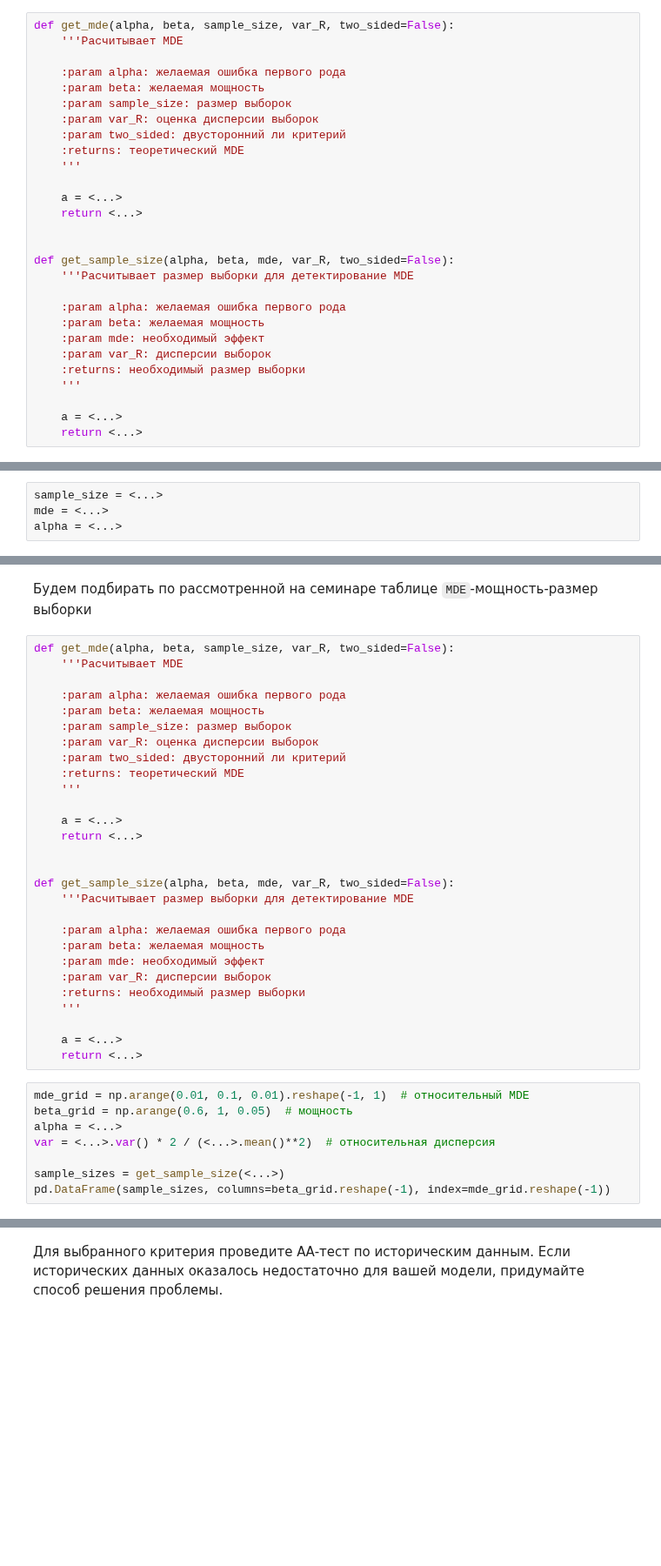
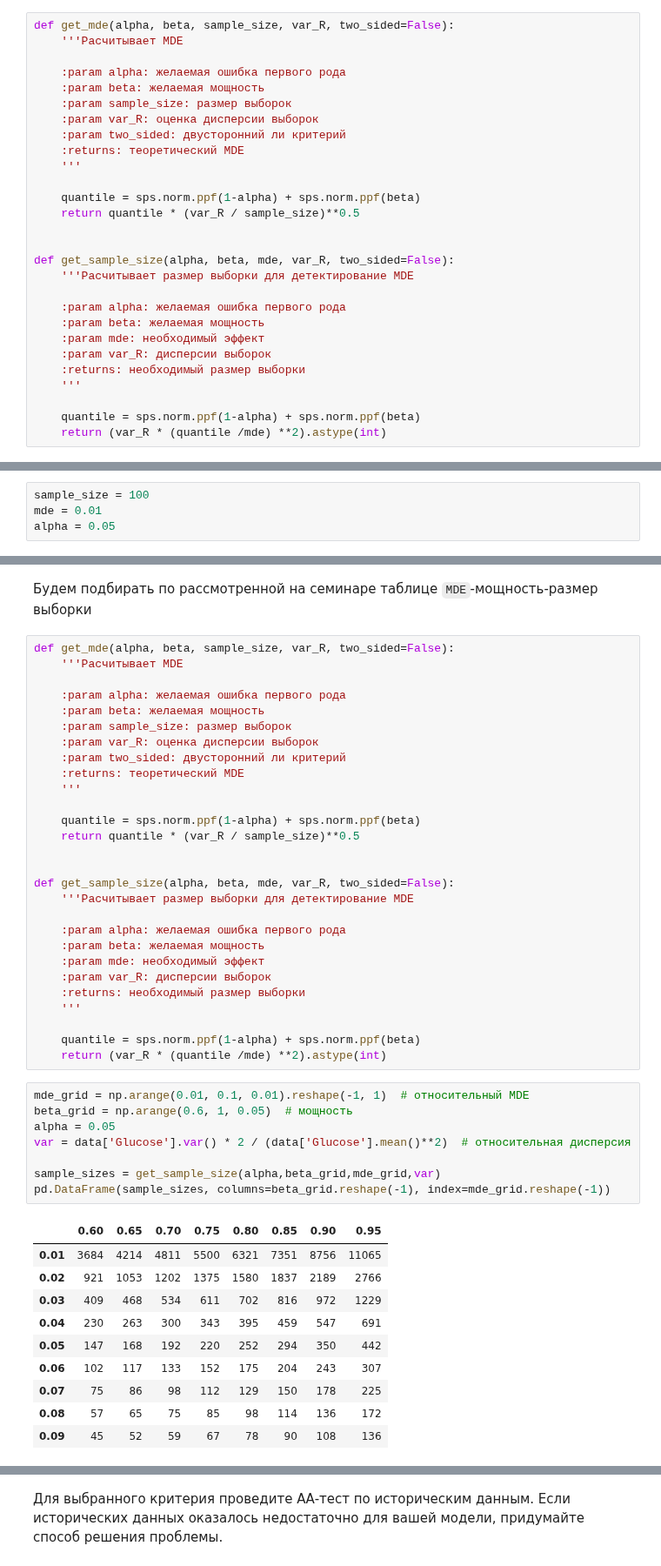
Before and after one commit to NMashalov/2023_OpenMipt_course, a Jupyter notebook: lesson11/dz11.ipynb, the cells around one changed output, grey strips where cells are left out. Shown at 87% size. Saved outputs shown, nothing was run; the diff lists cells and outputs as text; blank space fills up the shorter version.

```diff
--- a/lesson11/dz11.ipynb
+++ b/lesson11/dz11.ipynb
@@ -252,8 +349,8 @@ def get_mde(alpha, beta, sample_size, var_R, two_sided=False):
     :returns: теоретический MDE
     '''
 
-    a = <...>
-    return <...>
+    quantile = sps.norm.ppf(1-alpha) + sps.norm.ppf(beta)
+    return quantile * (var_R / sample_size)**0.5
 
 
 def get_sample_size(alpha, beta, mde, var_R, two_sided=False):
@@ -266,8 +363,8 @@ def get_sample_size(alpha, beta, mde, var_R, two_sided=False):
     :returns: необходимый размер выборки
     '''
 
-    a = <...>
-    return <...>
+    quantile = sps.norm.ppf(1-alpha) + sps.norm.ppf(beta)
+    return (var_R * (quantile /mde) **2).astype(int)
 # %% [markdown]
 Создадим датасеты для разных значений проекций. Задайте размер выборок size=2000.
 # %%
@@ -300,7 +442,7 @@ new_data = sps.bernoulli.rvs(0.5, size=<...>)
 # %%
-sample_size = <...>
-mde = <...>
-alpha = <...>
+sample_size = 100
+mde = 0.01
+alpha = 0.05
 # %%
 def absolute_ttest(x, y, alpha=0.05):
     '''
@@ -471,8 +636,8 @@ def get_mde(alpha, beta, sample_size, var_R, two_sided=False):
     :returns: теоретический MDE
     '''
 
-    a = <...>
-    return <...>
+    quantile = sps.norm.ppf(1-alpha) + sps.norm.ppf(beta)
+    return quantile * (var_R / sample_size)**0.5
 
 
 def get_sample_size(alpha, beta, mde, var_R, two_sided=False):
@@ -485,13 +650,24 @@ def get_sample_size(alpha, beta, mde, var_R, two_sided=False):
     :returns: необходимый размер выборки
     '''
 
-    a = <...>
-    return <...>
+    quantile = sps.norm.ppf(1-alpha) + sps.norm.ppf(beta)
+    return (var_R * (quantile /mde) **2).astype(int)
 # %%
 mde_grid = np.arange(0.01, 0.1, 0.01).reshape(-1, 1)  # относительный MDE
 beta_grid = np.arange(0.6, 1, 0.05)  # мощность
-alpha = <...>
-var = <...>.var() * 2 / (<...>.mean()**2)  # относительная дисперсия
+alpha = 0.05
+var = data['Glucose'].var() * 2 / (data['Glucose'].mean()**2)  # относительная дисперсия
 
-sample_sizes = get_sample_size(<...>)
+sample_sizes = get_sample_size(alpha,beta_grid,mde_grid,var)
 pd.DataFrame(sample_sizes, columns=beta_grid.reshape(-1), index=mde_grid.reshape(-1))
+# %% [output]
+|  | 0.60 | 0.65 | 0.70 | 0.75 | 0.80 | 0.85 | 0.90 | 0.95 |
+| 0.01 | 3684 | 4214 | 4811 | 5500 | 6321 | 7351 | 8756 | 11065 |
+| 0.02 | 921 | 1053 | 1202 | 1375 | 1580 | 1837 | 2189 | 2766 |
+| 0.03 | 409 | 468 | 534 | 611 | 702 | 816 | 972 | 1229 |
+| 0.04 | 230 | 263 | 300 | 343 | 395 | 459 | 547 | 691 |
+| 0.05 | 147 | 168 | 192 | 220 | 252 | 294 | 350 | 442 |
+| 0.06 | 102 | 117 | 133 | 152 | 175 | 204 | 243 | 307 |
+| 0.07 | 75 | 86 | 98 | 112 | 129 | 150 | 178 | 225 |
+| 0.08 | 57 | 65 | 75 | 85 | 98 | 114 | 136 | 172 |
+| 0.09 | 45 | 52 | 59 | 67 | 78 | 90 | 108 | 136 |
```
Also changed, not shown: parts of 74 cells of this notebook.
